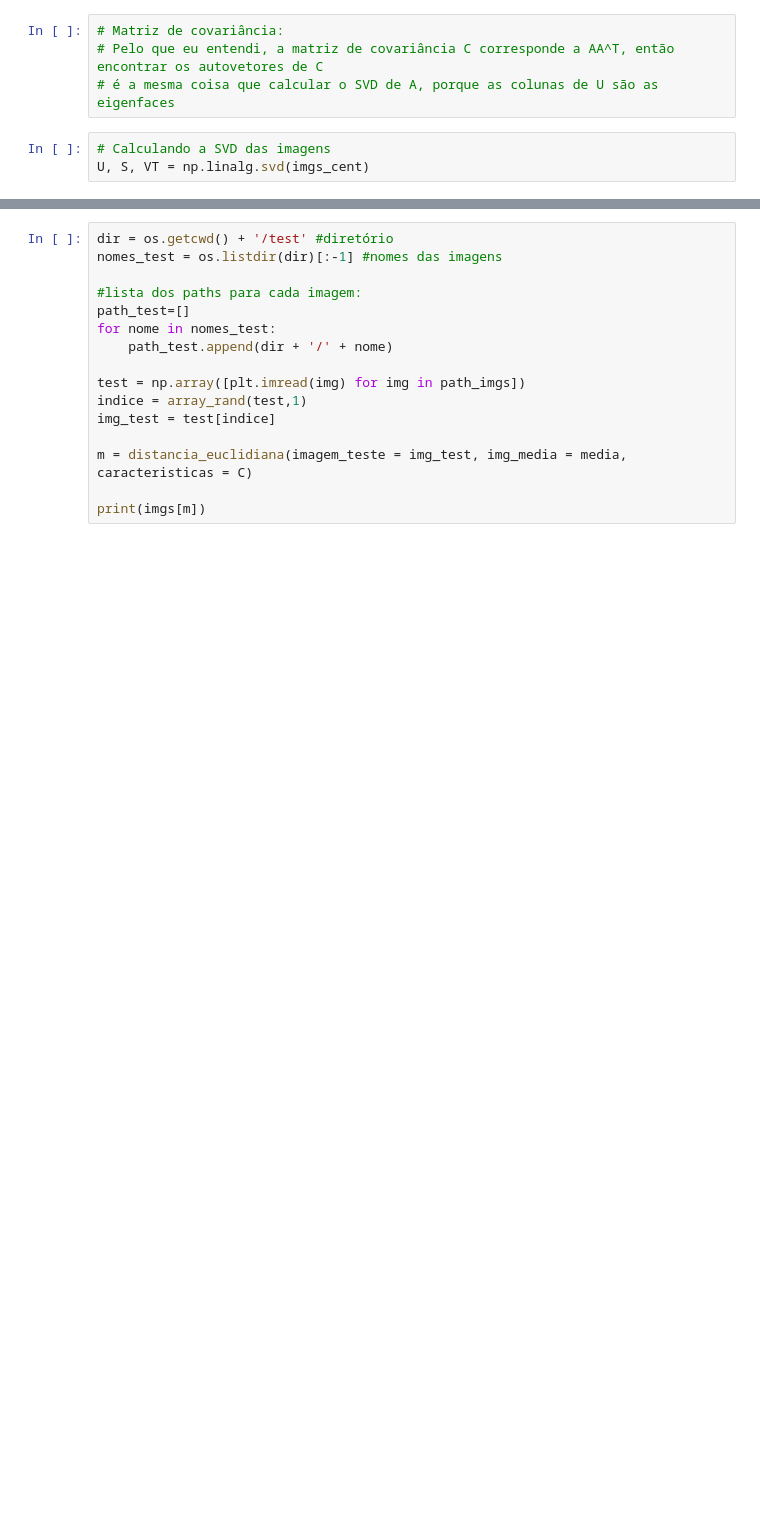
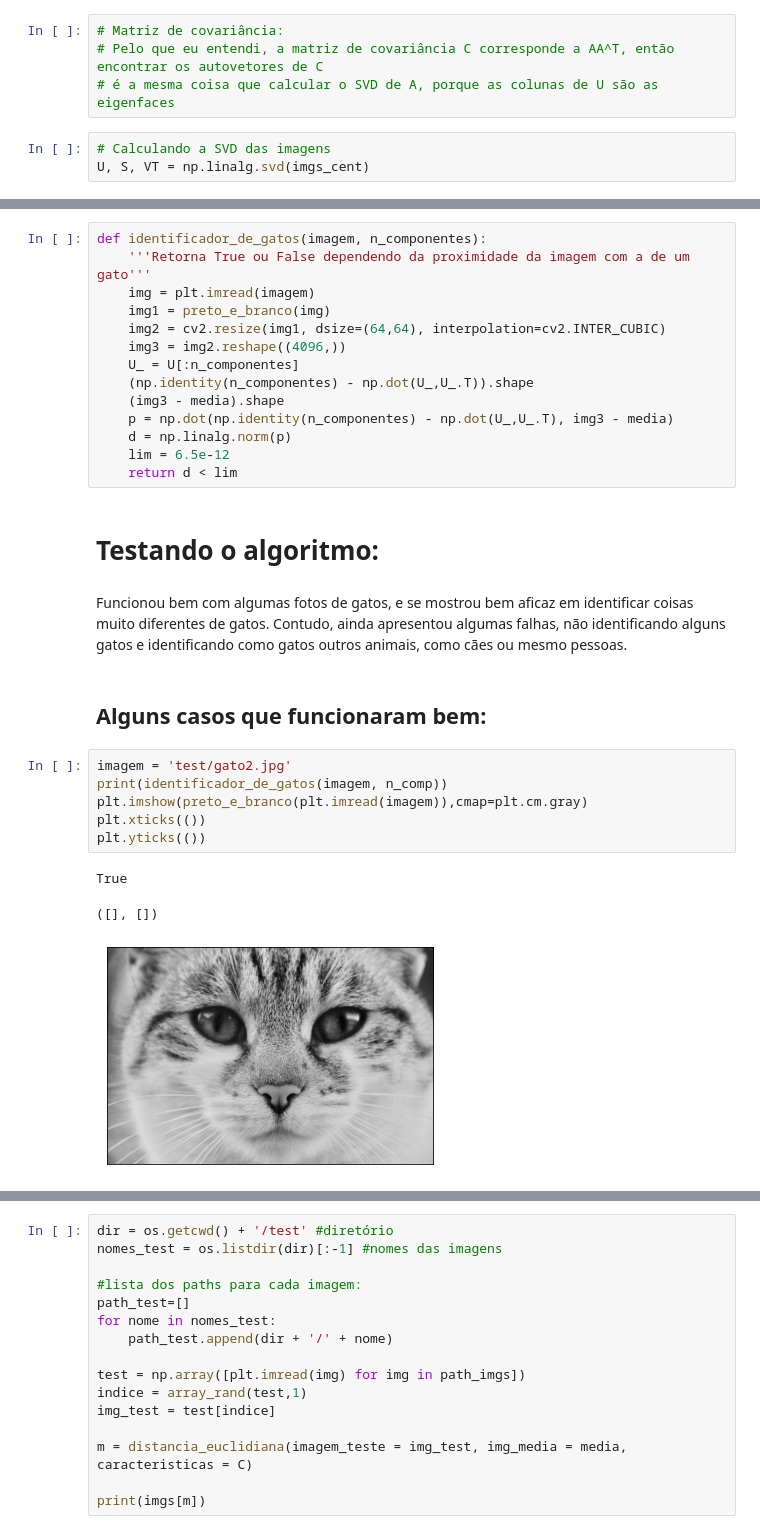
Before and after one commit to Perez-Amanda/Eigenfaces_Algebra_Linear, a Jupyter notebook: cats_eigenfaces.ipynb, the cells around one changed output, grey strips where cells are left out. Drawn from its saved outputs; the diff is of its cells as text; blank space fills up the shorter version.

```diff
--- a/cats_eigenfaces.ipynb
+++ b/cats_eigenfaces.ipynb
@@ -113,0 +138,30 @@ plot_imagens(eigenfaces, altura, largura, n_linhas = 4, n_cols = 4, amostra=rang
+# %%
+def identificador_de_gatos(imagem, n_componentes):
+    '''Retorna True ou False dependendo da proximidade da imagem com a de um gato'''
+    img = plt.imread(imagem)
+    img1 = preto_e_branco(img)
+    img2 = cv2.resize(img1, dsize=(64,64), interpolation=cv2.INTER_CUBIC)
+    img3 = img2.reshape((4096,))
+    U_ = U[:n_componentes]
+    (np.identity(n_componentes) - np.dot(U_,U_.T)).shape
+    (img3 - media).shape
+    p = np.dot(np.identity(n_componentes) - np.dot(U_,U_.T), img3 - media)
+    d = np.linalg.norm(p)
+    lim = 6.5e-12
+    return d < lim
+# %% [markdown]
+# Testando o algoritmo:
+# %% [markdown]
+Funcionou bem com algumas fotos de gatos, e se mostrou bem aficaz em identificar coisas muito diferentes de gatos. Contudo, ainda apresentou algumas falhas, não identificando alguns gatos e identificando como gatos outros animais, como cães ou mesmo pessoas.
+# %% [markdown]
+## Alguns casos que funcionaram bem:
+# %%
+imagem = 'test/gato2.jpg'
+print(identificador_de_gatos(imagem, n_comp))
+plt.imshow(preto_e_branco(plt.imread(imagem)),cmap=plt.cm.gray)
+plt.xticks(())
+plt.yticks(())
+# %% [output]
+True
+([], [])
+[figure, added]
```
Also changed, not shown: parts of 18 cells of this notebook, 28 other files.
